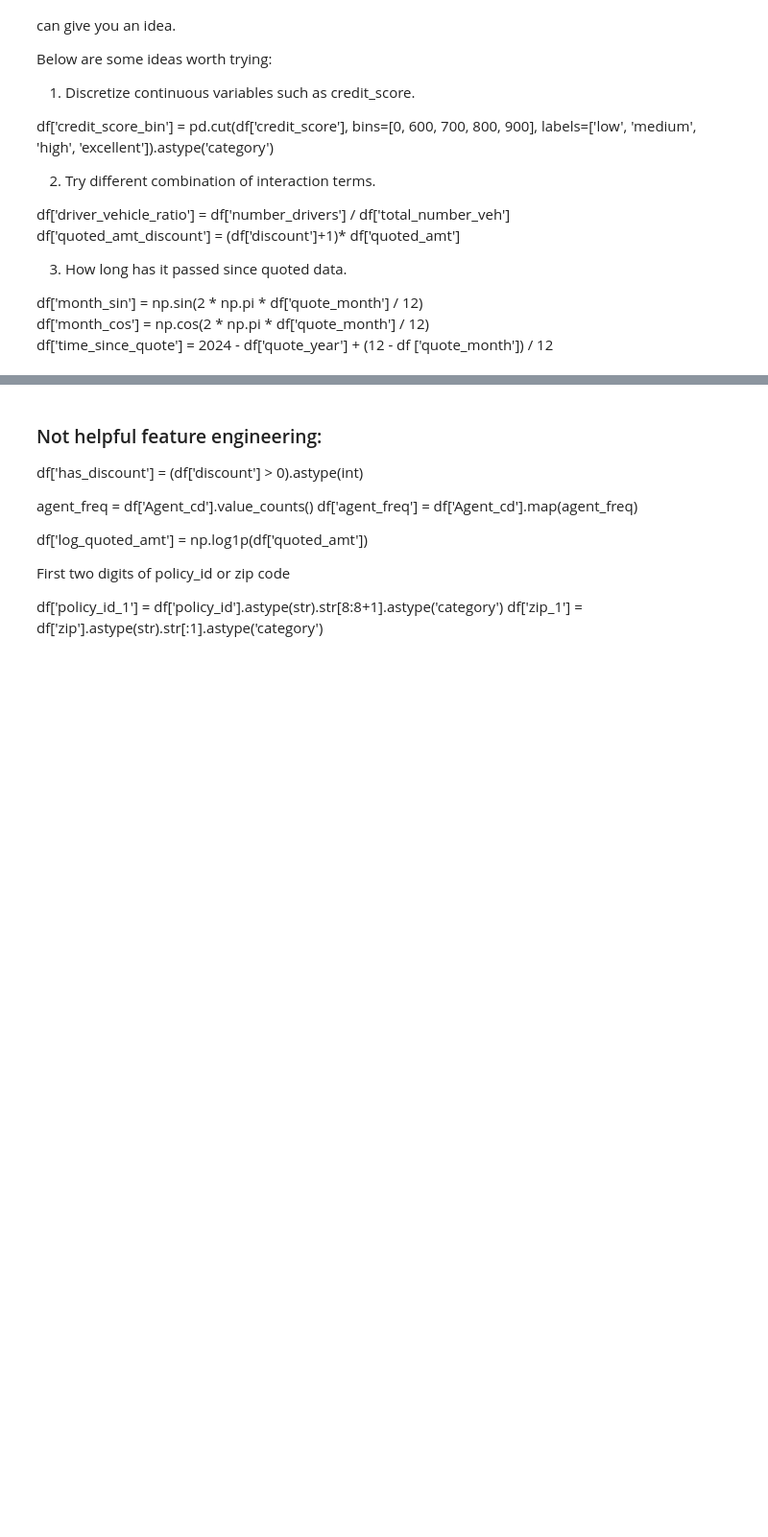
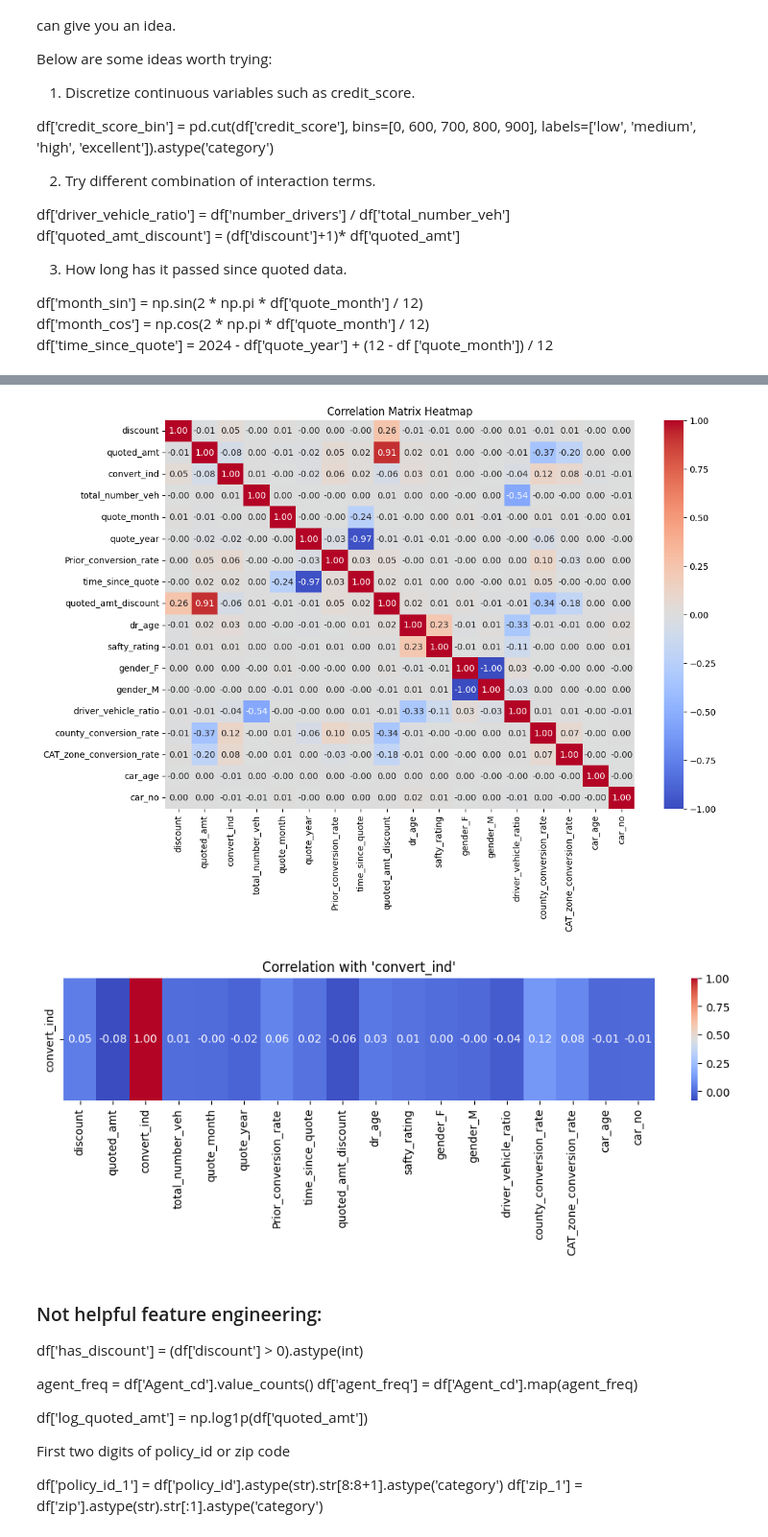
Before and after one commit to cl20813/DS-projects, a Jupyter notebook: trav/data_engineering_lightgbm.ipynb, the cells around one changed output, grey strips where cells are left out. Shown: that part at 96% size. Drawn from its saved outputs; the diff is of its cells as text; code cells hidden in the pictures; blank space fills up the shorter version.

```diff
--- a/trav/data_engineering_lightgbm.ipynb
+++ b/trav/data_engineering_lightgbm.ipynb
@@ -213,3 +221,28 @@ df.to_csv("C:\\Users\\joonw\\trav\\trav_dataset3.csv", index=False)
+# %%
+columns1 = ['discount','quoted_amt','convert_ind','total_number_veh','quote_month','quote_year','Prior_conversion_rate','time_since_quote','quoted_amt_discount','dr_age']
+columns2 = ['safty_rating','gender_F','gender_M','driver_vehicle_ratio','county_conversion_rate','CAT_zone_conversion_rate','car_age','car_no']
+columns = columns1+columns2
+df2 = df[columns]
+
+correlation_matrix = df2.corr()
+# Plot the heatmap
+plt.figure(figsize=(12, 8))
+sns.heatmap(correlation_matrix, annot=True, cmap="coolwarm", fmt=".2f", cbar=True)
+plt.title("Correlation Matrix Heatmap")
+plt.show()
+
+# Assuming correlation_matrix is already computed
+# Select the row corresponding to 'convert_ind'
+row_of_interest = correlation_matrix.loc[['convert_ind']]
+
+# Plot the heatmap for the specific row
+plt.figure(figsize=(12, 2))  # Adjust the height to make it look like a single row
+sns.heatmap(row_of_interest, annot=True, cmap="coolwarm", fmt=".2f", cbar=True)
+plt.title("Correlation with 'convert_ind'")
+plt.show()
+# %% [output]
+[figure, added]
+[figure, added]
 # %% [markdown]
 ### Not helpful feature engineering:
 
```
Also changed, not shown: parts of 2 cells of this notebook.
